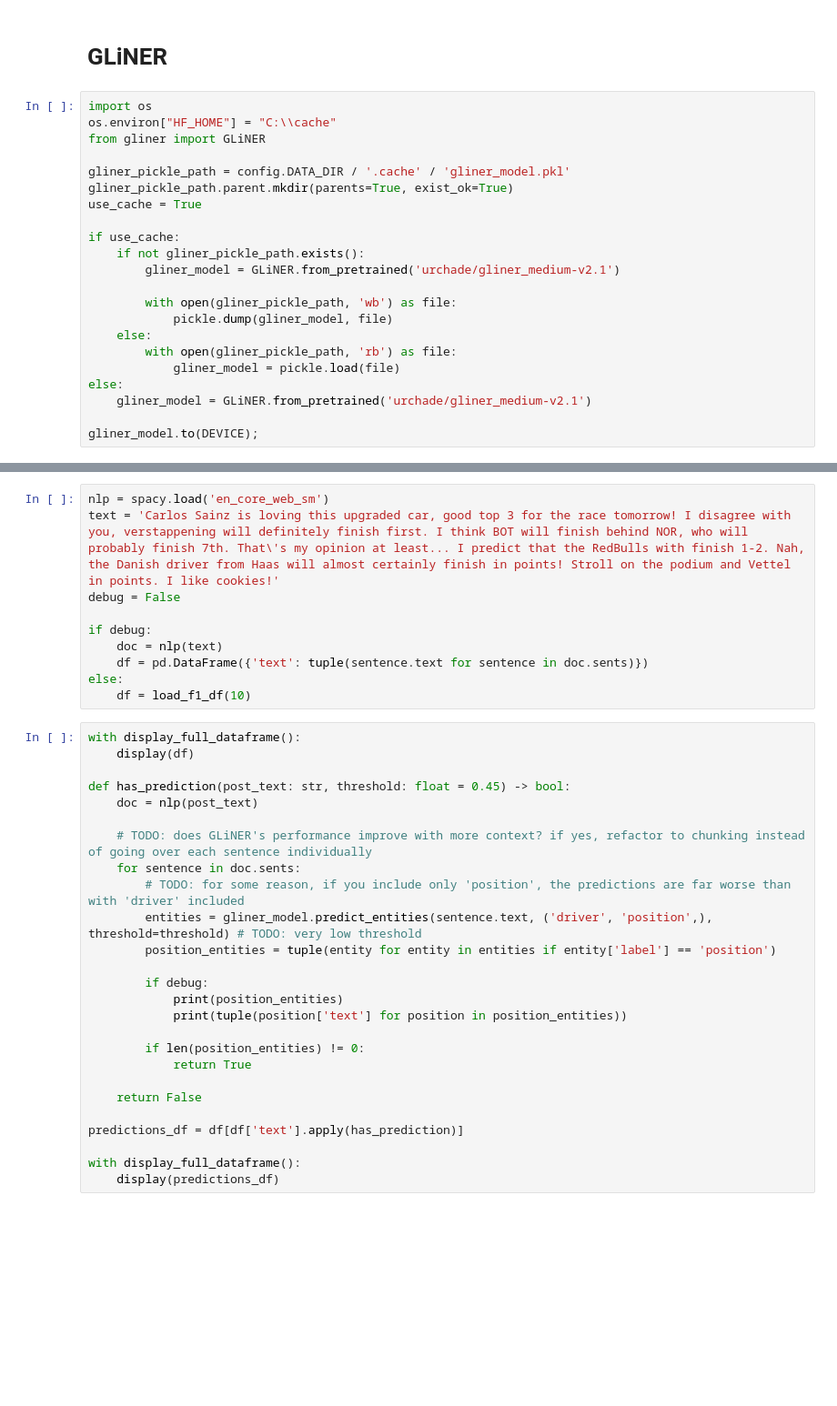
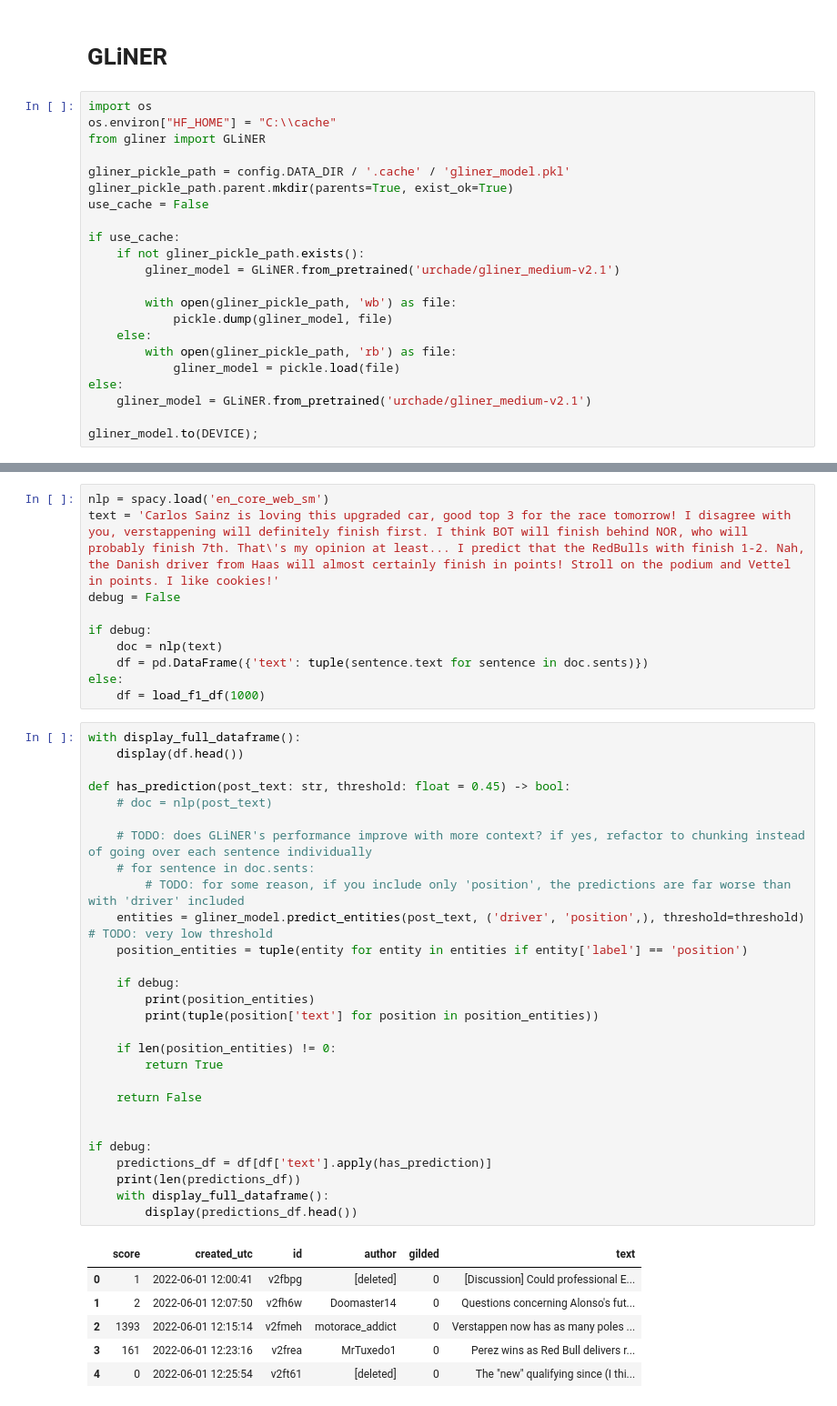
Before and after one commit to oThommy/f1-subreddits-nlp, a Jupyter notebook: notebooks/research_question_2.ipynb, the cells around one changed output, grey strips where cells are left out. Shown: that part at 91% size. Cells and saved outputs as stored; diff of their text form; blank space fills up the shorter version.

```diff
--- a/notebooks/research_question_2.ipynb
+++ b/notebooks/research_question_2.ipynb
@@ -249,7 +363,7 @@ from gliner import GLiNER
 
 gliner_pickle_path = config.DATA_DIR / '.cache' / 'gliner_model.pkl'
 gliner_pickle_path.parent.mkdir(parents=True, exist_ok=True)
-use_cache = True
+use_cache = False
 
 if use_cache:
     if not gliner_pickle_path.exists():
@@ -273,30 +391,39 @@ if debug:
     doc = nlp(text)
     df = pd.DataFrame({'text': tuple(sentence.text for sentence in doc.sents)})
 else:
-    df = load_f1_df(10)
+    df = load_f1_df(1000)
 # %%
 with display_full_dataframe():
-    display(df)
+    display(df.head())
 
 def has_prediction(post_text: str, threshold: float = 0.45) -> bool:
-    doc = nlp(post_text)
+    # doc = nlp(post_text)
 
     # TODO: does GLiNER's performance improve with more context? if yes, refactor to chunking instead of going over each sentence individually
-    for sentence in doc.sents:
+    # for sentence in doc.sents:
         # TODO: for some reason, if you include only 'position', the predictions are far worse than with 'driver' included
-        entities = gliner_model.predict_entities(sentence.text, ('driver', 'position',), threshold=threshold) # TODO: very low threshold
-        position_entities = tuple(entity for entity in entities if entity['label'] == 'position')
+    entities = gliner_model.predict_entities(post_text, ('driver', 'position',), threshold=threshold) # TODO: very low threshold
+    position_entities = tuple(entity for entity in entities if entity['label'] == 'position')
 
-        if debug:
-            print(position_entities)
-            print(tuple(position['text'] for position in position_entities))
+    if debug:
+        print(position_entities)
+        print(tuple(position['text'] for position in position_entities))
 
-        if len(position_entities) != 0:
-            return True
+    if len(position_entities) != 0:
+        return True
 
     return False
 
-predictions_df = df[df['text'].apply(has_prediction)]
 
-with display_full_dataframe():
-    display(predictions_df)
+if debug:
+    predictions_df = df[df['text'].apply(has_prediction)]
+    print(len(predictions_df))
+    with display_full_dataframe():
+        display(predictions_df.head())
+# %% [output]
+|  | score | created_utc | id | author | gilded | text |
+| 0 | 1 | 2022-06-01 12:00:41 | v2fbpg | [deleted] | 0 | [Discussion] Could professional E... |
+| 1 | 2 | 2022-06-01 12:07:50 | v2fh6w | Doomaster14 | 0 | Questions concerning Alonso's fut... |
+| 2 | 1393 | 2022-06-01 12:15:14 | v2fmeh | motorace_addict | 0 | Verstappen now has as many poles ... |
+| 3 | 161 | 2022-06-01 12:23:16 | v2frea | MrTuxedo1 | 0 | Perez wins as Red Bull delivers r... |
+| 4 | 0 | 2022-06-01 12:25:54 | v2ft61 | [deleted] | 0 | The "new" qualifying since (I thi... |
```
Also changed, not shown: parts of 10 cells of this notebook, 1 other file.
